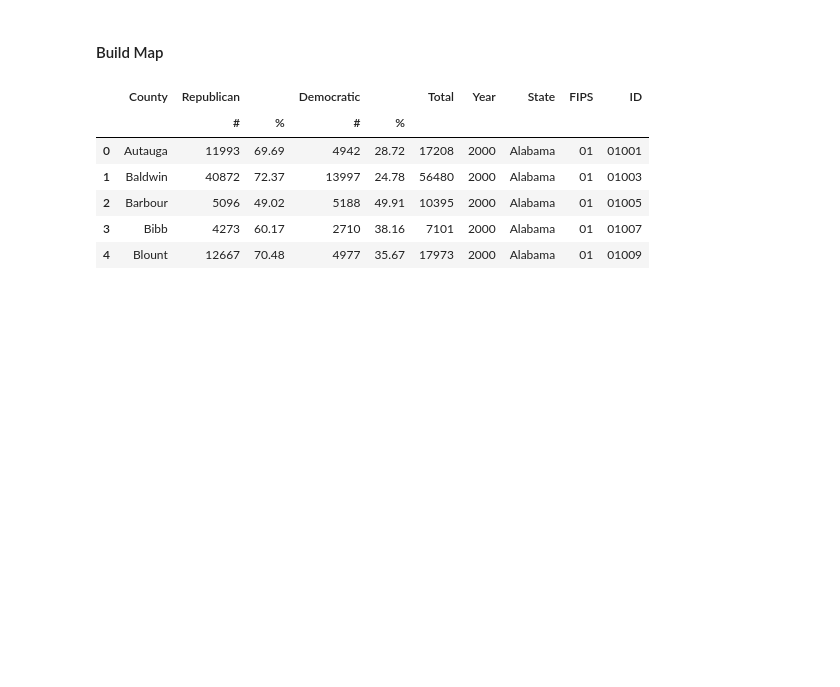
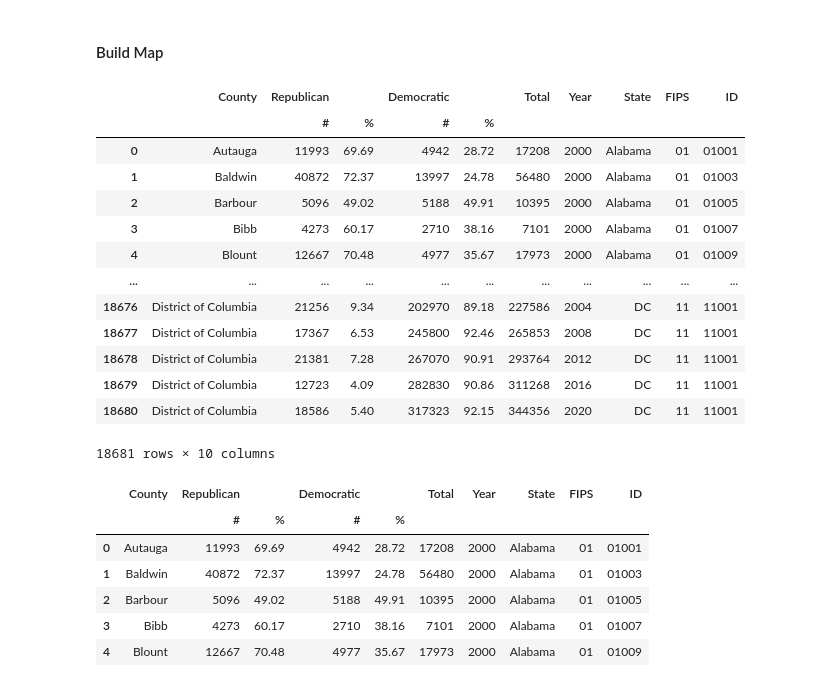
Before and after one commit to AkaiS/political_shift, a Jupyter notebook: sandbox.ipynb, the cells around one changed output. Cells and saved outputs as stored; diff of their text form; code cells hidden in the pictures; blank space fills up the shorter version.

```diff
--- a/sandbox.ipynb
+++ b/sandbox.ipynb
@@ -568,6 +576,35 @@ with pd.option_context('display.max_rows', None):
 | 3092 | 0500000US51199 | 51 | 199 | York | County | 104.780 | 51199 |
 # %% [markdown]
 #### Build Map
+# %%
+import_cols = [( 'County',	''),
+( 'Republican',	'#'),
+( 'Republican',	'%'),
+( 'Democratic',	'#'),
+( 'Democratic',	'%'),
+( 'Total',	''),
+( 'Year',	''),
+( 'State',	''),
+( 'FIPS',	''),
+( 'ID',	''),
+]
+states_df = pd.read_csv('counties_minus_alaskan.csv', index_col=0, skiprows=2, names=import_cols, dtype={('FIPS',''): object,('ID',''): object})
+states_df
+# %% [output]
+|  | County | Republican |  | Democratic |  | Total | Year | State | FIPS | ID |
+|  |  | # | % | # | % |  |  |  |  |  |
+| 0 | Autauga | 11993 | 69.69 | 4942 | 28.72 | 17208 | 2000 | Alabama | 01 | 01001 |
+| 1 | Baldwin | 40872 | 72.37 | 13997 | 24.78 | 56480 | 2000 | Alabama | 01 | 01003 |
+| 2 | Barbour | 5096 | 49.02 | 5188 | 49.91 | 10395 | 2000 | Alabama | 01 | 01005 |
+| 3 | Bibb | 4273 | 60.17 | 2710 | 38.16 | 7101 | 2000 | Alabama | 01 | 01007 |
+| 4 | Blount | 12667 | 70.48 | 4977 | 35.67 | 17973 | 2000 | Alabama | 01 | 01009 |
+| ... | ... | ... | ... | ... | ... | ... | ... | ... | ... | ... |
+| 18676 | District of Columbia | 21256 | 9.34 | 202970 | 89.18 | 227586 | 2004 | DC | 11 | 11001 |
+| 18677 | District of Columbia | 17367 | 6.53 | 245800 | 92.46 | 265853 | 2008 | DC | 11 | 11001 |
+| 18678 | District of Columbia | 21381 | 7.28 | 267070 | 90.91 | 293764 | 2012 | DC | 11 | 11001 |
+| 18679 | District of Columbia | 12723 | 4.09 | 282830 | 90.86 | 311268 | 2016 | DC | 11 | 11001 |
+| 18680 | District of Columbia | 18586 | 5.40 | 317323 | 92.15 | 344356 | 2020 | DC | 11 | 11001 |
+18681 rows × 10 columns
 # %%
 counties_rename_df = counties_df.rename({'NAME': 'County', 'STATE': 'FIPS'})
 # %%
```
Also changed, not shown: parts of 12 cells of this notebook.
